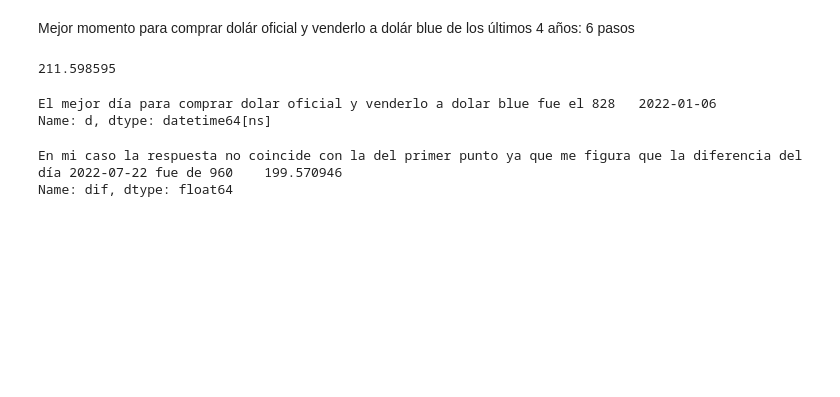
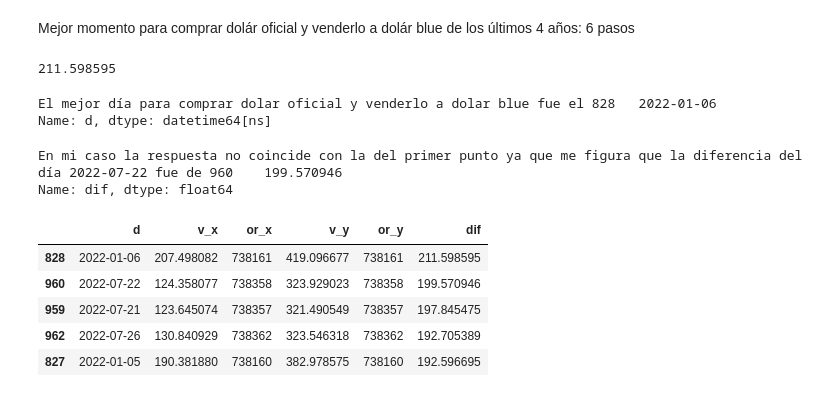
Before and after one commit to alimusac/TP2-Musacchio, a Jupyter notebook: TP1.ipynb, the cells around one changed output. Drawn from its saved outputs; the diff is of its cells as text; code cells hidden in the pictures; blank space fills up the shorter version.

```diff
--- a/TP1.ipynb
+++ b/TP1.ipynb
@@ -117,4 +105,4 @@ blue['v']= blue['v']*0.01
 | 5435 | 2022-08-02 | 150.865155 |
 5436 rows × 2 columns
 # %%
-oficial['v']= oficial['v']*0.01
+oficial['v'] = np.where(oficial['d']>='2020-04-16', oficial['v']*0.01, oficial['v']*0.001)
@@ -556,3 +522,12 @@ print('En mi caso la respuesta no coincide con la del primer punto ya que me fig
 # %% [output]
 En mi caso la respuesta no coincide con la del primer punto ya que me figura que la diferencia del día 2022-07-22 fue de 960    199.570946
 Name: dif, dtype: float64
+# %%
+bucle.sort_values(by= 'dif', ascending= False).head(5)
+# %% [output]
+|  | d | v_x | or_x | v_y | or_y | dif |
+| 828 | 2022-01-06 | 207.498082 | 738161 | 419.096677 | 738161 | 211.598595 |
+| 960 | 2022-07-22 | 124.358077 | 738358 | 323.929023 | 738358 | 199.570946 |
+| 959 | 2022-07-21 | 123.645074 | 738357 | 321.490549 | 738357 | 197.845475 |
+| 962 | 2022-07-26 | 130.840929 | 738362 | 323.546318 | 738362 | 192.705389 |
+| 827 | 2022-01-05 | 190.381880 | 738160 | 382.978575 | 738160 | 192.596695 |
```
Also changed, not shown: parts of 14 cells of this notebook.
